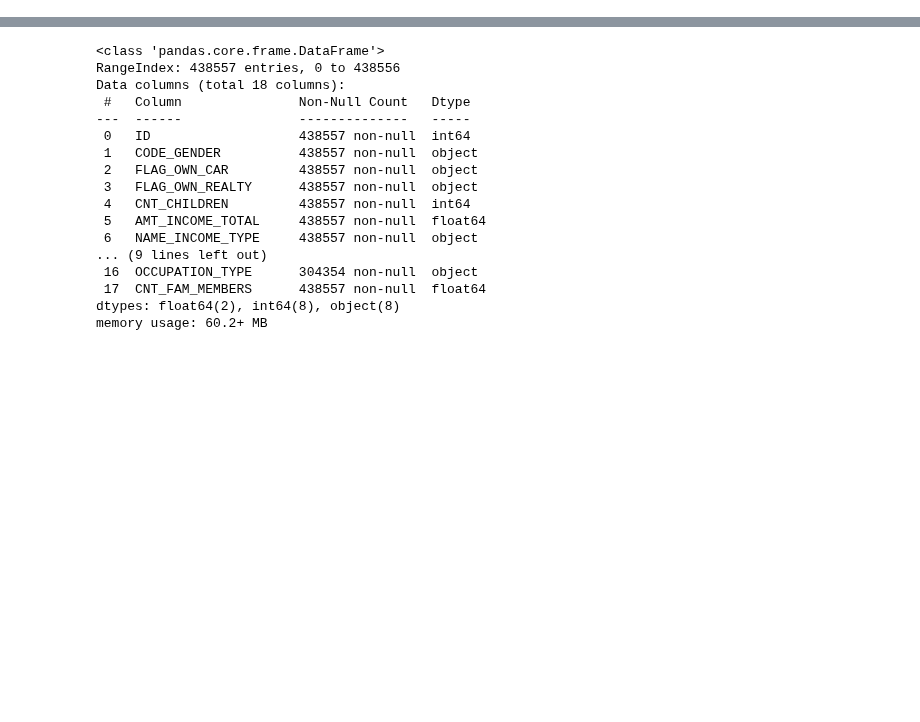
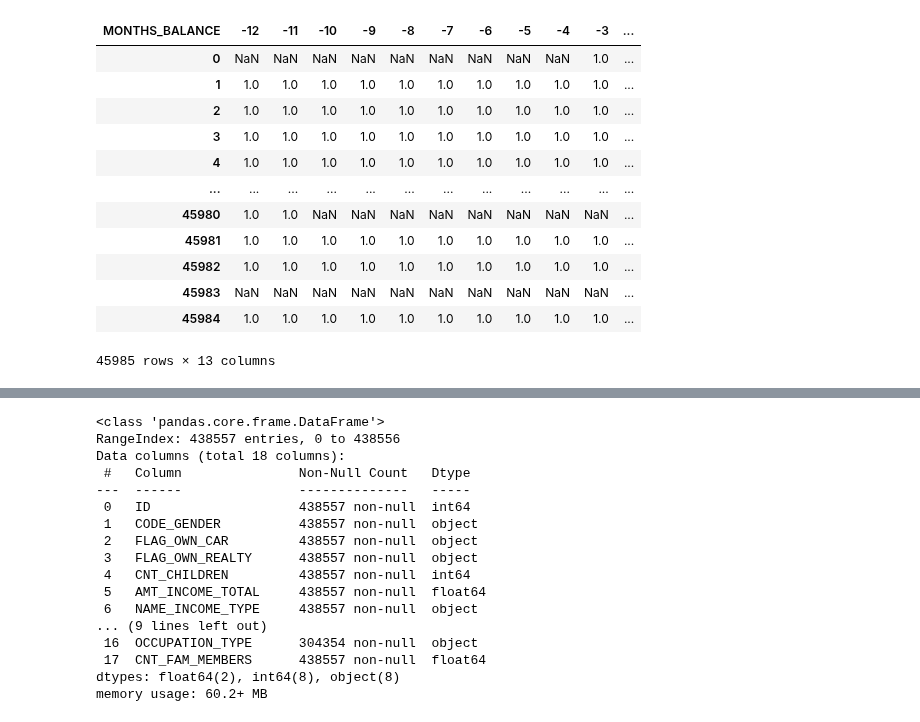
Before and after one commit to credit-risk-management-predictor/credit-risk-management-predictor, a Jupyter notebook: bibek-acquire-wrangle.ipynb, the cells around one changed output, grey strips where cells are left out. Cells and saved outputs as stored; diff of their text form; code cells hidden in the pictures; blank space fills up the shorter version.

```diff
--- a/bibek-acquire-wrangle.ipynb
+++ b/bibek-acquire-wrangle.ipynb
@@ -29,0 +60,16 @@ credit.head()
+# %%
+one_year_hist
+# %% [output]
+| MONTHS_BALANCE | -12 | -11 | -10 | -9 | -8 | -7 | -6 | -5 | -4 | -3 | ... |
+| 0 | NaN | NaN | NaN | NaN | NaN | NaN | NaN | NaN | NaN | 1.0 | ... |
+| 1 | 1.0 | 1.0 | 1.0 | 1.0 | 1.0 | 1.0 | 1.0 | 1.0 | 1.0 | 1.0 | ... |
+| 2 | 1.0 | 1.0 | 1.0 | 1.0 | 1.0 | 1.0 | 1.0 | 1.0 | 1.0 | 1.0 | ... |
+| 3 | 1.0 | 1.0 | 1.0 | 1.0 | 1.0 | 1.0 | 1.0 | 1.0 | 1.0 | 1.0 | ... |
+| 4 | 1.0 | 1.0 | 1.0 | 1.0 | 1.0 | 1.0 | 1.0 | 1.0 | 1.0 | 1.0 | ... |
+| ... | ... | ... | ... | ... | ... | ... | ... | ... | ... | ... | ... |
+| 45980 | 1.0 | 1.0 | NaN | NaN | NaN | NaN | NaN | NaN | NaN | NaN | ... |
+| 45981 | 1.0 | 1.0 | 1.0 | 1.0 | 1.0 | 1.0 | 1.0 | 1.0 | 1.0 | 1.0 | ... |
+| 45982 | 1.0 | 1.0 | 1.0 | 1.0 | 1.0 | 1.0 | 1.0 | 1.0 | 1.0 | 1.0 | ... |
+| 45983 | NaN | NaN | NaN | NaN | NaN | NaN | NaN | NaN | NaN | NaN | ... |
+| 45984 | 1.0 | 1.0 | 1.0 | 1.0 | 1.0 | 1.0 | 1.0 | 1.0 | 1.0 | 1.0 | ... |
+45985 rows × 13 columns
```
Also changed, not shown: parts of 53 cells of this notebook.
